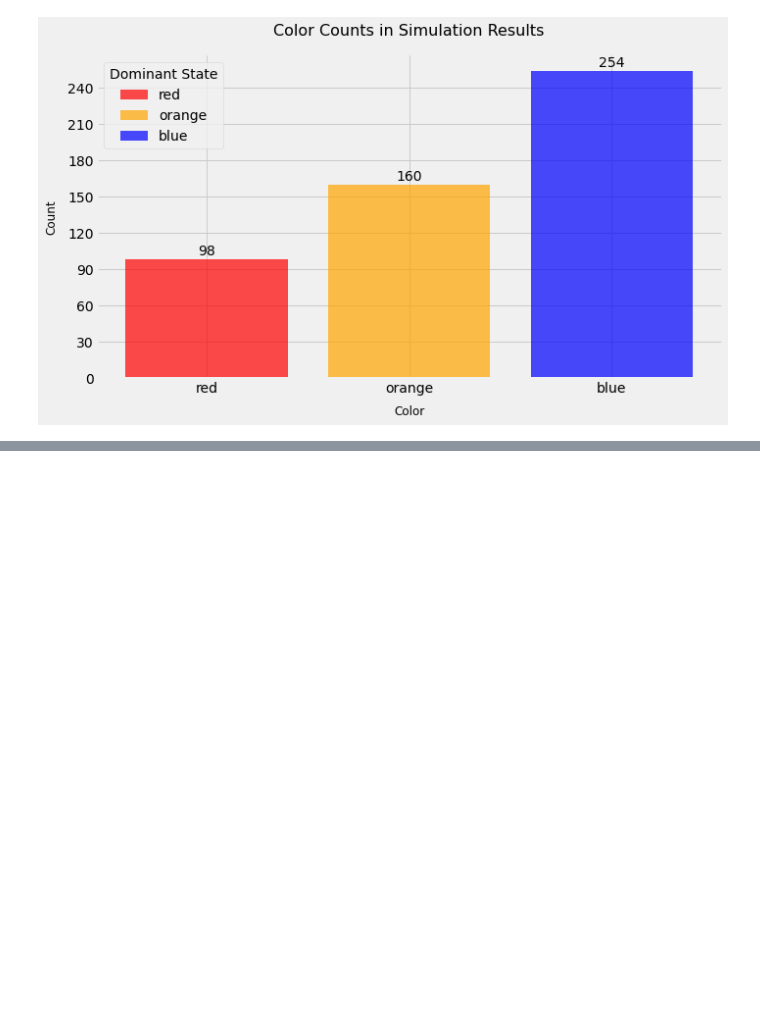
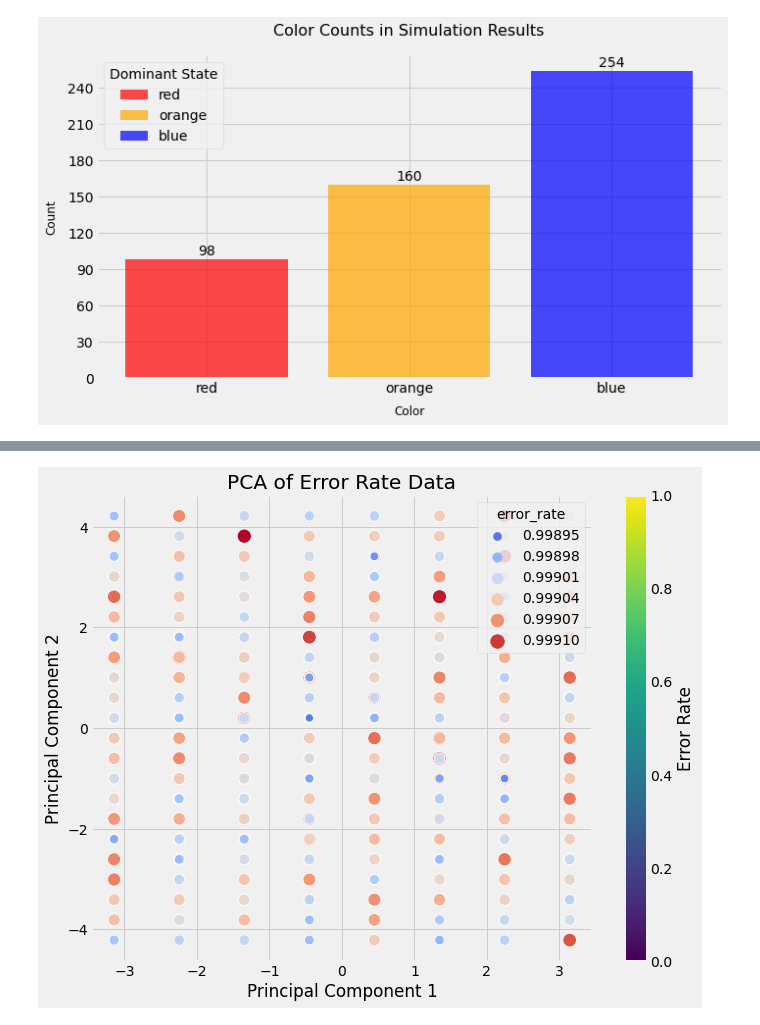
Before and after one commit to hoang-nguyen13/Patent-Pending, a Jupyter notebook: quantum_system.ipynb, the cells around one changed output, grey strips where cells are left out. Saved outputs shown, nothing was run; the diff lists cells and outputs as text; code cells hidden in the pictures; blank space fills up the shorter version.

```diff
--- a/quantum_system.ipynb
+++ b/quantum_system.ipynb
@@ -296,0 +377,28 @@ plt.show()
+# %%
+from sklearn.decomposition import PCA
+import seaborn as sns
+import matplotlib.pyplot as plt
+
+# Assuming 'error_df' is your DataFrame and it includes 'theta', 'phi', 'zeta', and 'error_rate' columns
+X = error_df[['theta', 'phi', 'zeta']]
+
+# Initialize PCA and fit it to your data
+pca = PCA(n_components=2)  # reduce to 2 dimensions for visualization
+principal_components = pca.fit_transform(X)
+
+# Create a new DataFrame with the principal components
+pc_df = pd.DataFrame(data=principal_components, columns=['PC1', 'PC2'])
+
+# Concatenate the original to the principal components DataFrame
+pc_df = pd.concat([pc_df, error_df['error_rate']], axis=1)
+
+# Plot the results
+plt.figure(figsize=(10, 8))
+scatter_plot = sns.scatterplot(data=pc_df, x='PC1', y='PC2', size='error_rate', hue='error_rate', palette='coolwarm', sizes=(50, 200))
+plt.xlabel('Principal Component 1')
+plt.ylabel('Principal Component 2')
+plt.title('PCA of Error Rate Data')
+plt.colorbar(scatter_plot.collections[0], label='Error Rate')  # Use the scatter plot for colorbar
+plt.show()
+# %% [output]
+[figure, added]
```
Also changed, not shown: parts of 6 cells of this notebook, 4 other files.
